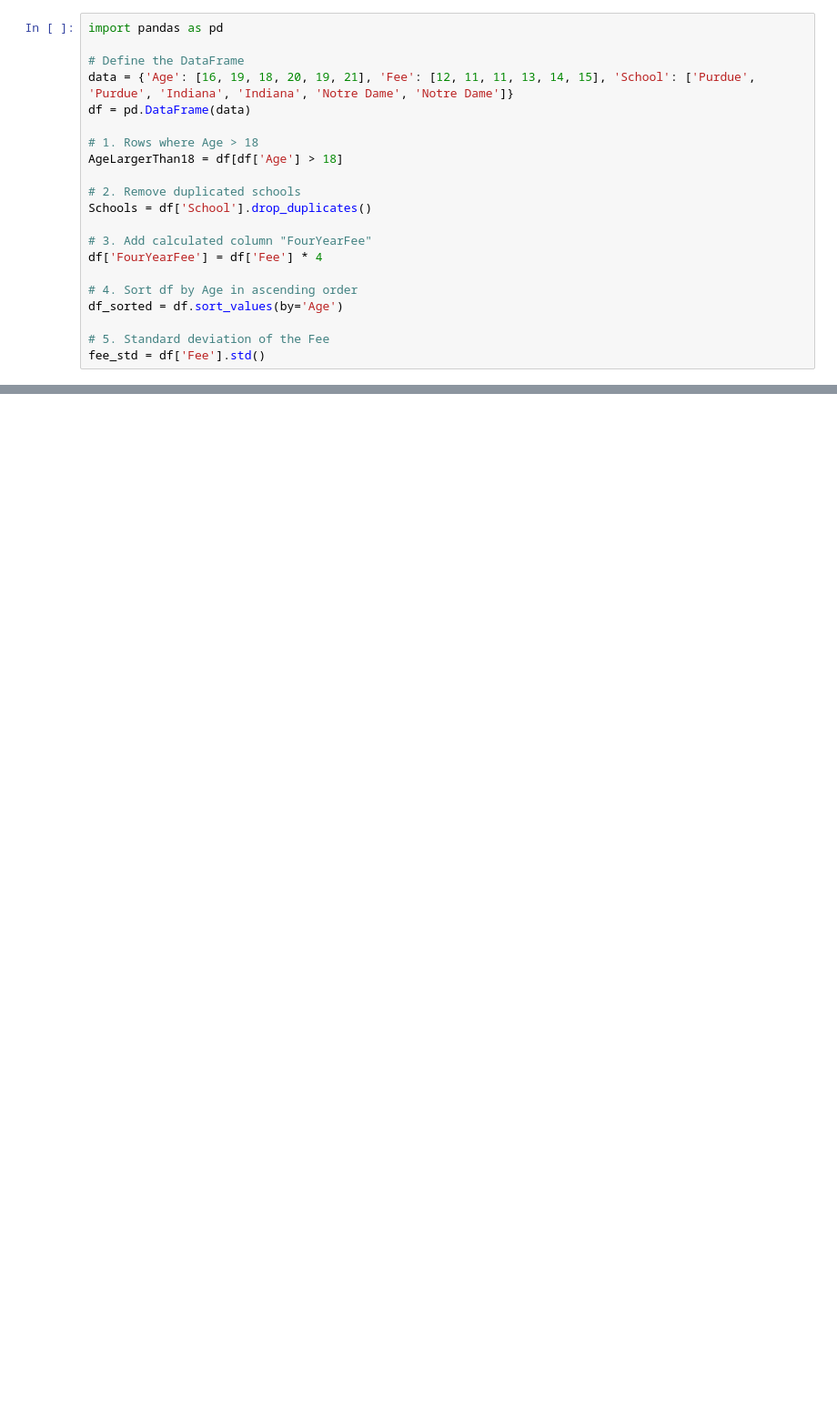
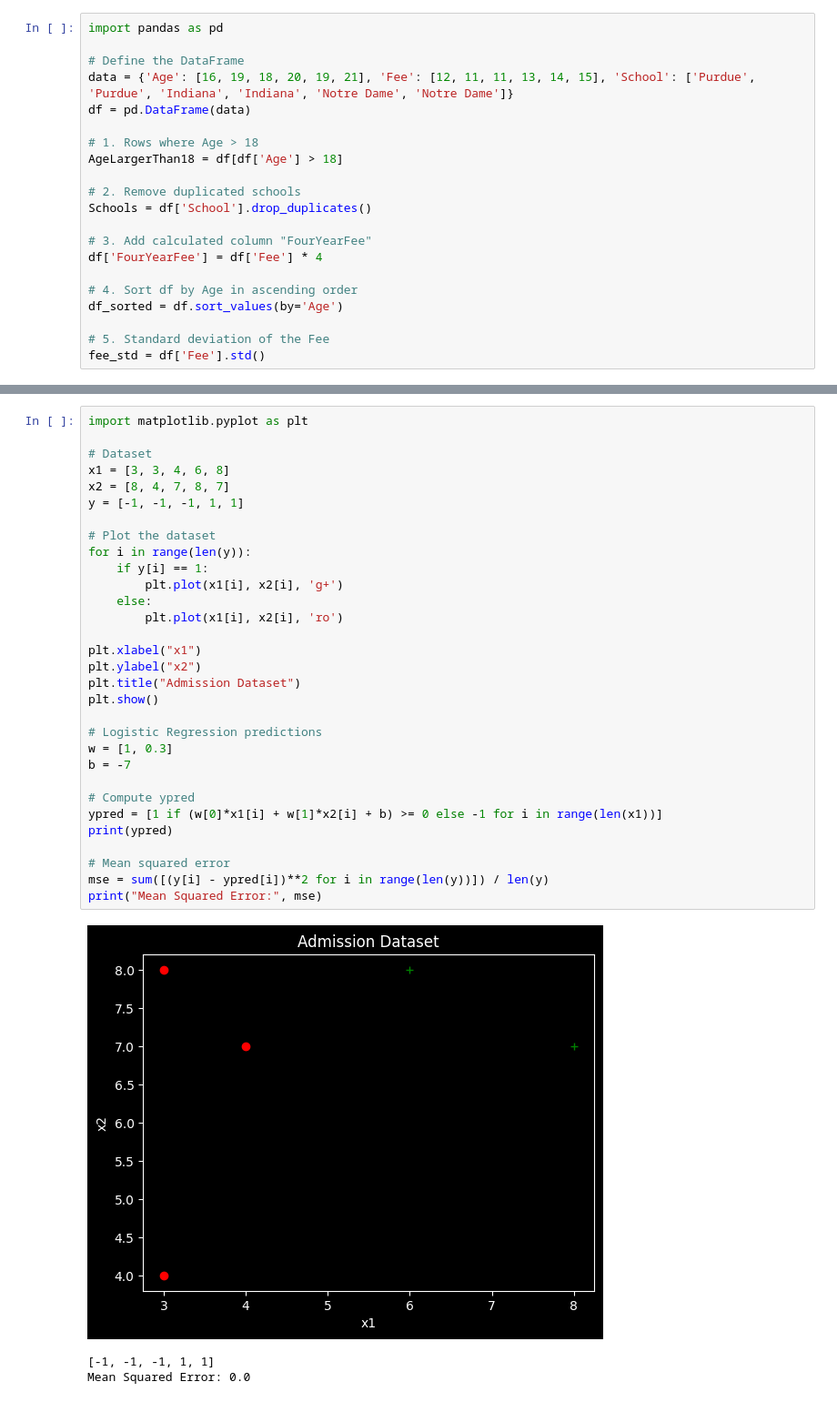
Before and after one commit to inthezone006/python, a Jupyter notebook: hw02.ipynb, the cells around one changed output, grey strips where cells are left out. Shown: that part at 91% size. Cells and saved outputs as stored; diff of their text form; blank space fills up the shorter version.

```diff
--- a/hw02.ipynb
+++ b/hw02.ipynb
@@ -49,0 +131,35 @@ fee_std = df['Fee'].std()
+# %%
+import matplotlib.pyplot as plt
+
+# Dataset
+x1 = [3, 3, 4, 6, 8]
+x2 = [8, 4, 7, 8, 7]
+y = [-1, -1, -1, 1, 1]
+
+# Plot the dataset
+for i in range(len(y)):
+    if y[i] == 1:
+        plt.plot(x1[i], x2[i], 'g+')
+    else:
+        plt.plot(x1[i], x2[i], 'ro')
+
+plt.xlabel("x1")
+plt.ylabel("x2")
+plt.title("Admission Dataset")
+plt.show()
+
+# Logistic Regression predictions
+w = [1, 0.3]
+b = -7
+
+# Compute ypred
+ypred = [1 if (w[0]*x1[i] + w[1]*x2[i] + b) >= 0 else -1 for i in range(len(x1))]
+print(ypred)
+
+# Mean squared error
+mse = sum([(y[i] - ypred[i])**2 for i in range(len(y))]) / len(y)
+print("Mean Squared Error:", mse)
+# %% [output]
+[figure, added]
+[-1, -1, -1, 1, 1]
+Mean Squared Error: 0.0
```
Also changed, not shown: parts of 2 cells of this notebook, 1 other file.
